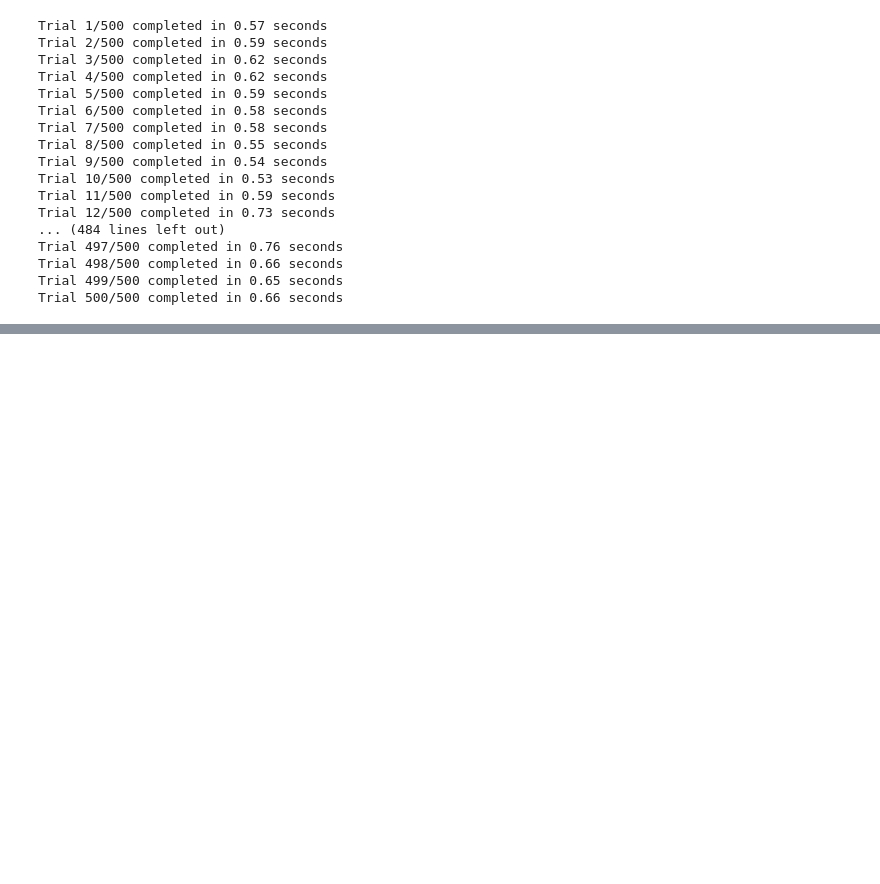
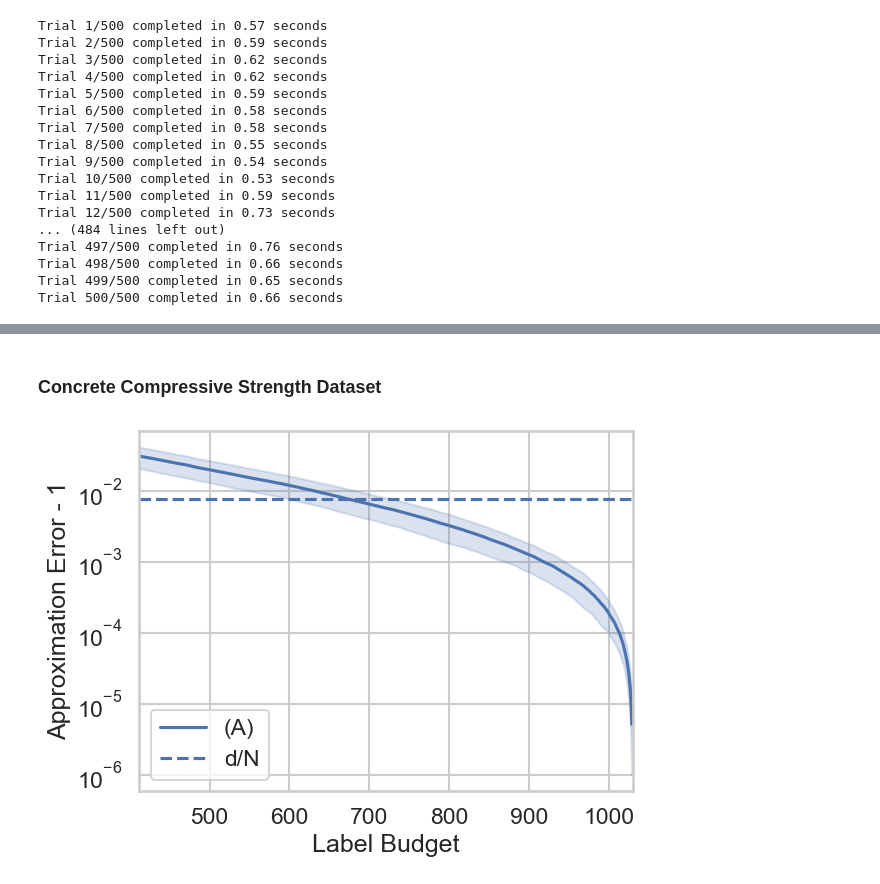
Before and after one commit to khaidongduc/mlopt-proj, a Jupyter notebook: experiments/chaining_test_real.ipynb, the cells around one changed output, grey strips where cells are left out. Cells and saved outputs as stored; diff of their text form; code cells hidden in the pictures; blank space fills up the shorter version.

```diff
--- a/experiments/chaining_test_real.ipynb
+++ b/experiments/chaining_test_real.ipynb
@@ -143,0 +148,6 @@ adult.zip    car.names           old.adult.names      wine+quality.zip
+# %% [markdown]
+### Concrete Compressive Strength Dataset
+# %%
+Image(filename='Concrete_Fixed.png')
+# %% [output]
+[figure, added]
```
Also changed, not shown: parts of 7 cells of this notebook.
